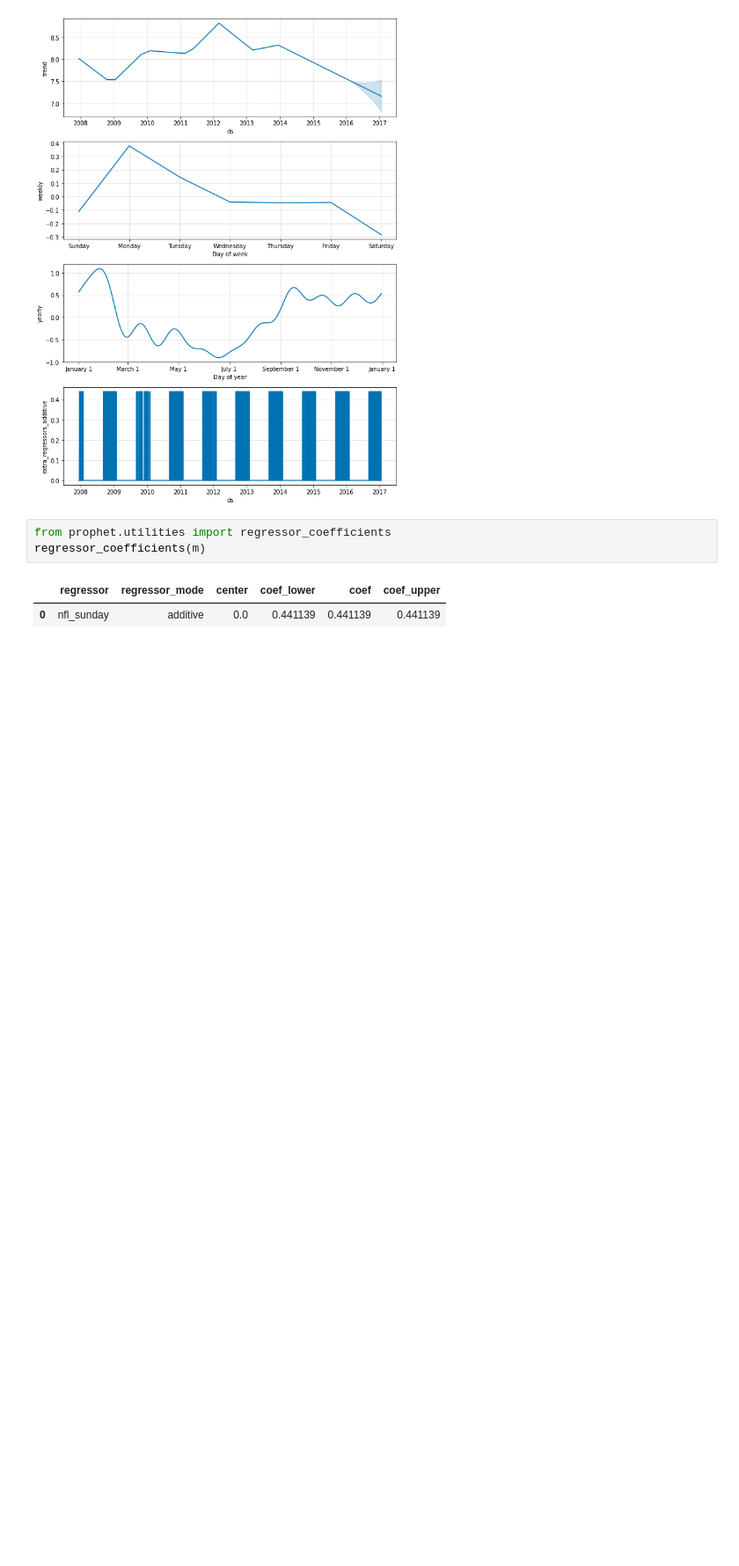
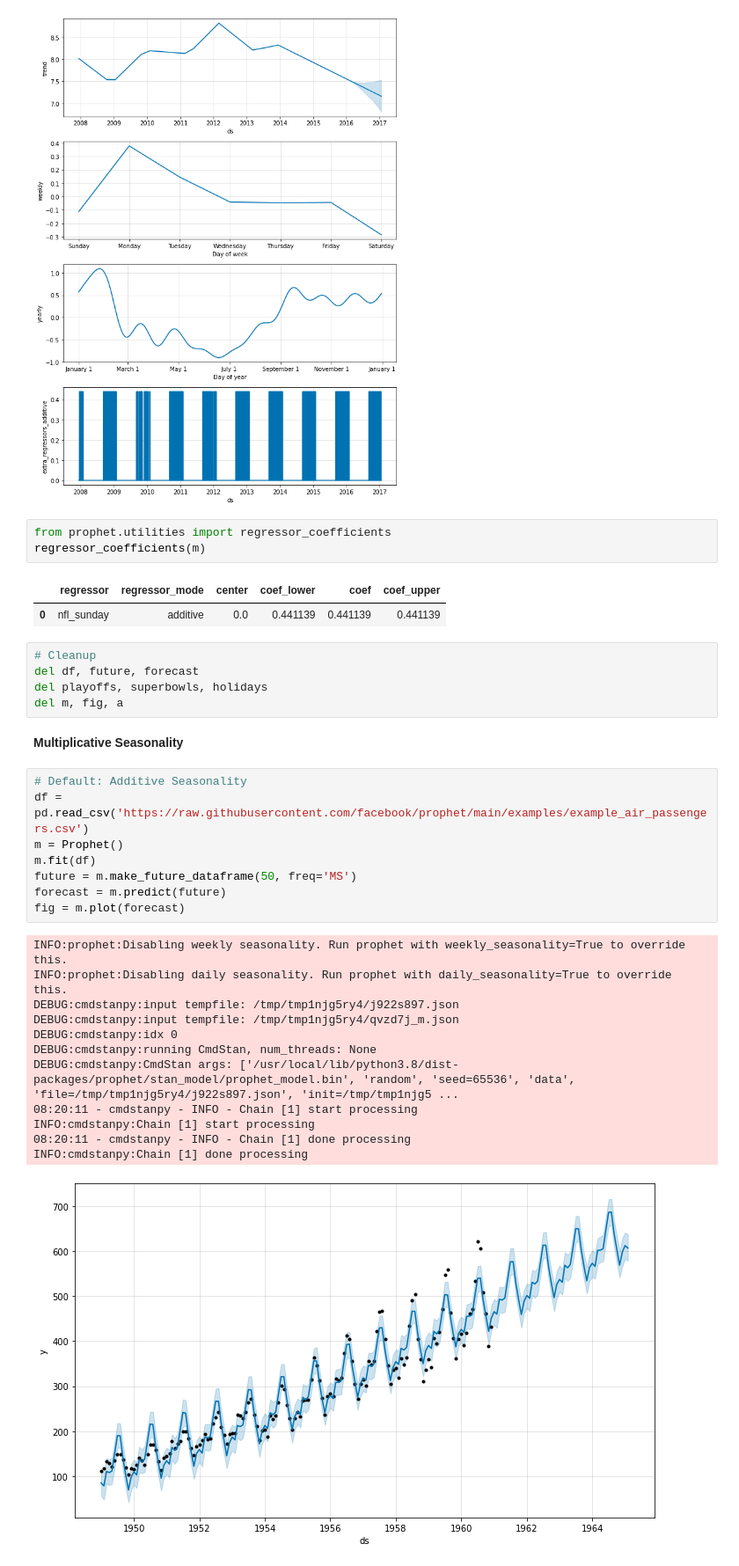
Before and after one commit to carlosmirandadurand/Experiments, a Jupyter notebook: Prophet_Experiments.ipynb, the cells around one changed output. Shown at 88% size. Cells and saved outputs as stored; diff of their text form; blank space fills up the shorter version.

Commit message:
Added Multiplicative Seasonality

```diff
--- a/Prophet_Experiments.ipynb
+++ b/Prophet_Experiments.ipynb
@@ -642,3 +642,31 @@ regressor_coefficients(m)
 # %% [output]
 |  | regressor | regressor_mode | center | coef_lower | coef | coef_upper |
 | 0 | nfl_sunday | additive | 0.0 | 0.441139 | 0.441139 | 0.441139 |
+# %%
+# Cleanup
+del df, future, forecast
+del playoffs, superbowls, holidays
+del m, fig, a
+# %% [markdown]
+**Multiplicative Seasonality**
+# %%
+# Default: Additive Seasonality
+df = pd.read_csv('https://raw.githubusercontent.com/facebook/prophet/main/examples/example_air_passengers.csv')
+m = Prophet()
+m.fit(df)
+future = m.make_future_dataframe(50, freq='MS')
+forecast = m.predict(future)
+fig = m.plot(forecast)
+# %% [output]
+INFO:prophet:Disabling weekly seasonality. Run prophet with weekly_seasonality=True to override this.
+INFO:prophet:Disabling daily seasonality. Run prophet with daily_seasonality=True to override this.
+DEBUG:cmdstanpy:input tempfile: /tmp/tmp1njg5ry4/j922s897.json
+DEBUG:cmdstanpy:input tempfile: /tmp/tmp1njg5ry4/qvzd7j_m.json
+DEBUG:cmdstanpy:idx 0
+DEBUG:cmdstanpy:running CmdStan, num_threads: None
+DEBUG:cmdstanpy:CmdStan args: ['/usr/local/lib/python3.8/dist-packages/prophet/stan_model/prophet_model.bin', 'random', 'seed=65536', 'data', 'file=/tmp/tmp1njg5ry4/j922s897.json', 'init=/tmp/tmp1njg5 ...
+08:20:11 - cmdstanpy - INFO - Chain [1] start processing
+INFO:cmdstanpy:Chain [1] start processing
+08:20:11 - cmdstanpy - INFO - Chain [1] done processing
+INFO:cmdstanpy:Chain [1] done processing
+[figure, added]
```
Also changed, not shown: parts of 4 cells of this notebook.
